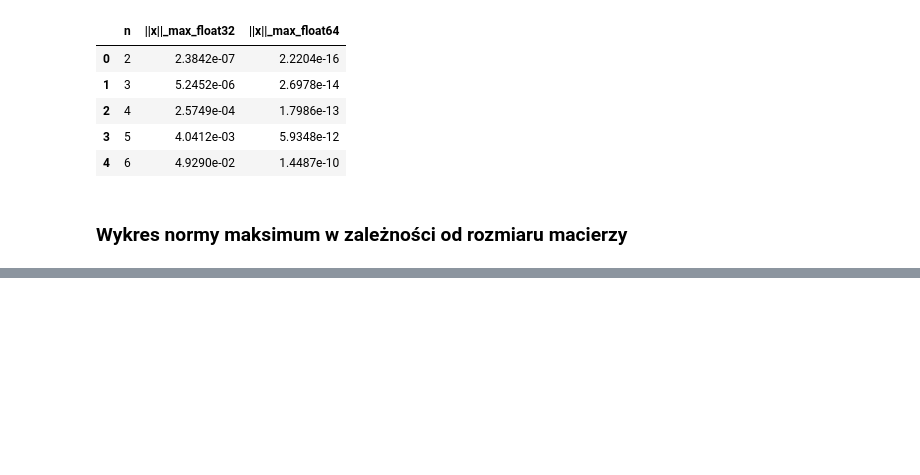
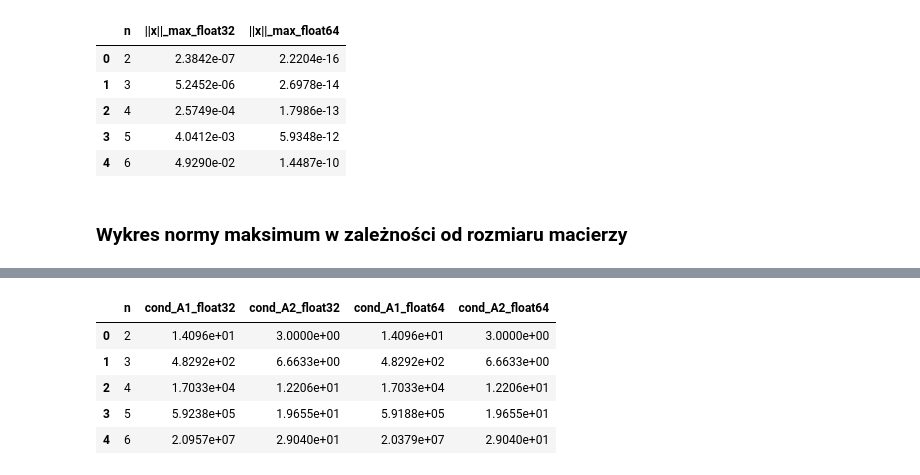
Before and after one commit to Veexeq/MOwNiT, a Jupyter notebook: lab8-linear-systems/main.ipynb, the cells around one changed output, grey strips where cells are left out. Saved outputs shown, nothing was run; the diff lists cells and outputs as text; code cells hidden in the pictures; blank space fills up the shorter version.

```diff
--- a/lab8-linear-systems/main.ipynb
+++ b/lab8-linear-systems/main.ipynb
@@ -356,0 +532,77 @@ Saved plot to: plots\exercise1_max_norm_n.png
+# %%
+def generate_condition_number_data(filename: str | Path = "data/exercise1_cond_data.csv") -> pd.DataFrame:
+    """
+    Calculates the condition number for Matrix I and Matrix II across sizes n from 2 to 20,
+    for both float32 and float64 precisions. Saves the output to a CSV file.
+
+    Parameters:
+    ----------
+    filename : str | Path
+        The output path for the CSV file.
+
+    Returns:
+    -------
+    pd.DataFrame
+        DataFrame containing the calculated condition numbers.
+    """
+    output_path = Path(filename)
+    results: List[Dict[str, Any]] = []
+
+    print("Calculating condition numbers. This might take a moment for larger matrices...")
+
+    for n in range(2, 21):
+        row_data = {"n": n}
+
+        for precision_name, precision in [("float32", np.float32), ("float64", np.float64)]:
+            # 1. Generate both matrices
+            A1 = generate_first_matrix(n, precision)
+            A2 = generate_second_matrix(n, precision)
+
+            # 2. Calculate condition numbers using numpy's linear algebra module
+            # We use the default 2-norm condition number
+            cond_A1 = np.linalg.cond(A1)
+            cond_A2 = np.linalg.cond(A2)
+
+            # 3. Store results using keys that map cleanly to the table structure
+            row_data[f"cond_A1_{precision_name}"] = cond_A1
+            row_data[f"cond_A2_{precision_name}"] = cond_A2
+
+        results.append(row_data)
+
+    for n in range(50, 250, 50):
+        row_data = {"n": n}
+
+        for precision_name, precision in [("float32", np.float32), ("float64", np.float64)]:
+            # 1. Generate both matrices
+            A1 = generate_first_matrix(n, precision)
+            A2 = generate_second_matrix(n, precision)
+
+            # 2. Calculate condition numbers using numpy's linear algebra module
+            # We use the default 2-norm condition number
+            cond_A1 = np.linalg.cond(A1)
+            cond_A2 = np.linalg.cond(A2)
+
+            # 3. Store results using keys that map cleanly to the table structure
+            row_data[f"cond_A1_{precision_name}"] = cond_A1
+            row_data[f"cond_A2_{precision_name}"] = cond_A2
+
+        results.append(row_data)
+
+    # Create the DataFrame
+    df = pd.DataFrame(results)
+
+    # Format values to scientific notation with 4 decimal places (e.g., 1.8000e+01)
+    for col in df.columns:
+        if col != "n":
+            df[col] = df[col].apply(lambda val: f"{val:.4e}")
+
+    # Ensure the target directory exists and save to CSV
+    output_path.parent.mkdir(parents=True, exist_ok=True)
+    df.to_csv(output_path, index=False)
+
+    print(f"Successfully generated and saved condition number data to: {output_path}")
+    return df
+
+cond_df = generate_condition_number_data("data/cond_data.csv")
+display(cond_df.head())
+# %% [output]
@@ -356,0 +611,6 @@ Saved plot to: plots\exercise1_max_norm_n.png
+|  | n | cond_A1_float32 | cond_A2_float32 | cond_A1_float64 | cond_A2_float64 |
+| 0 | 2 | 1.4096e+01 | 3.0000e+00 | 1.4096e+01 | 3.0000e+00 |
+| 1 | 3 | 4.8292e+02 | 6.6633e+00 | 4.8292e+02 | 6.6633e+00 |
+| 2 | 4 | 1.7033e+04 | 1.2206e+01 | 1.7033e+04 | 1.2206e+01 |
+| 3 | 5 | 5.9238e+05 | 1.9655e+01 | 5.9188e+05 | 1.9655e+01 |
+| 4 | 6 | 2.0957e+07 | 2.9040e+01 | 2.0379e+07 | 2.9040e+01 |
```
Also changed, not shown: parts of 18 cells of this notebook, 13 other files.
